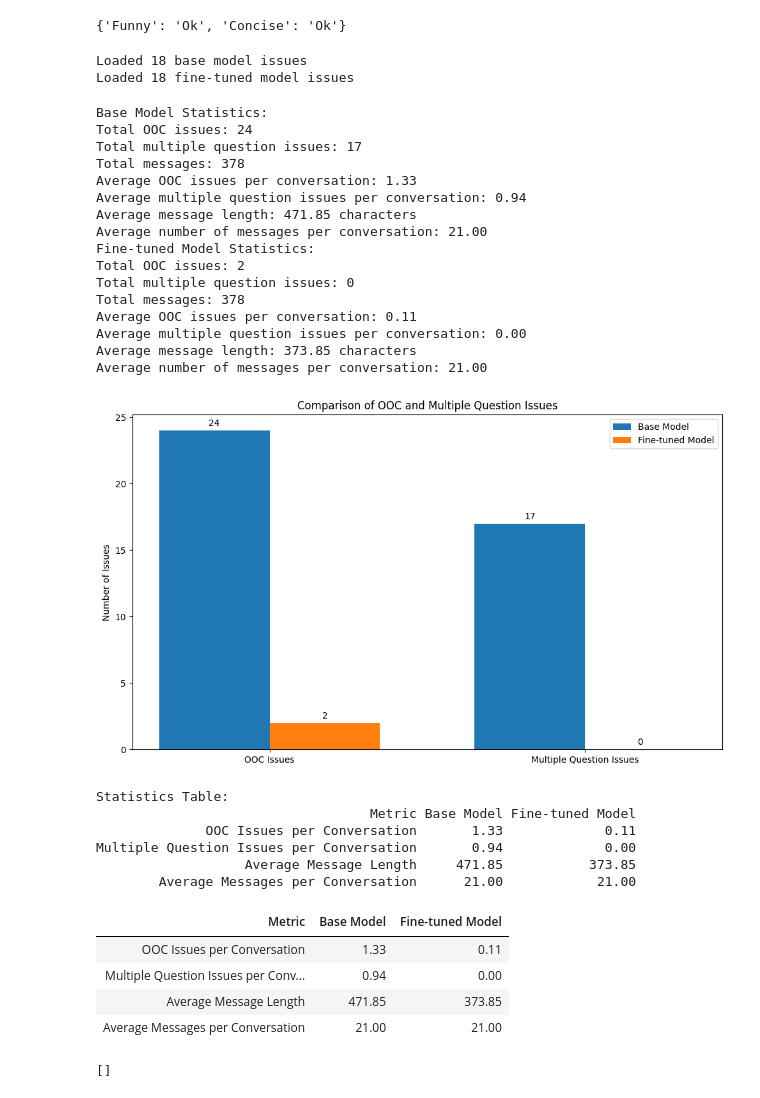
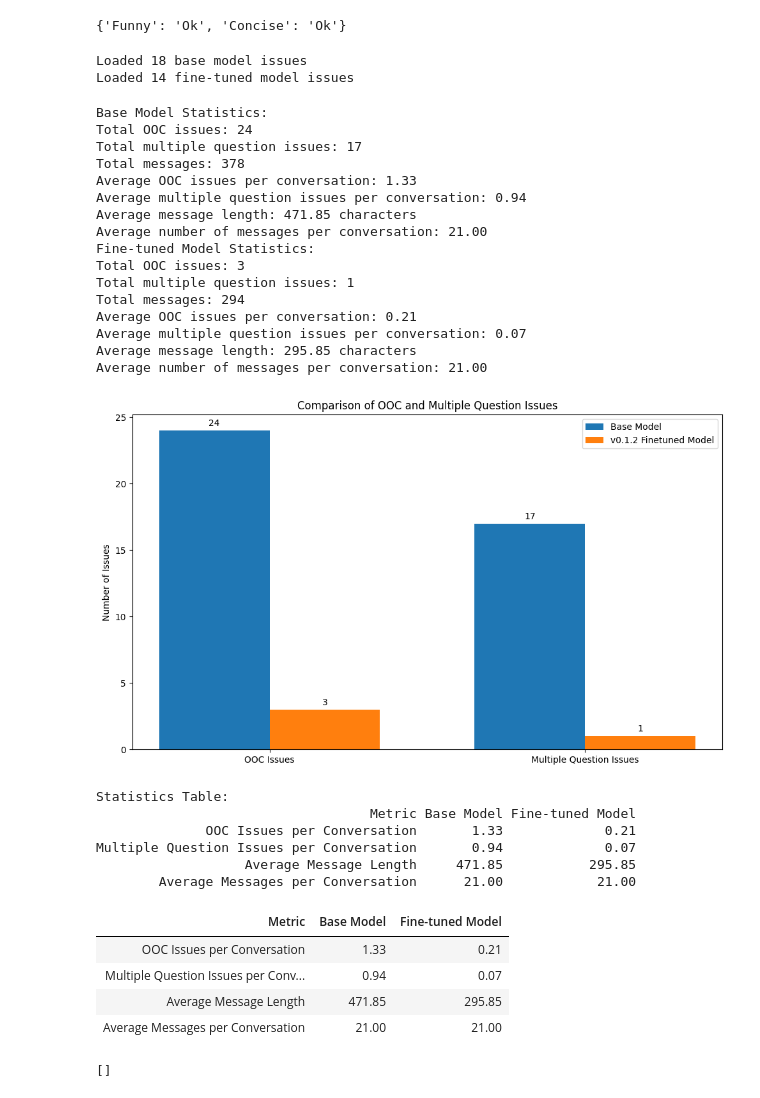
Before and after one commit to fangyuan-ksgk/auto-test, a Jupyter notebook: anal.ipynb, the cells around one changed output. Drawn from its saved outputs; the diff is of its cells as text; code cells hidden in the pictures.

Commit message:
update model to gptq ver.

```diff
--- a/anal.ipynb
+++ b/anal.ipynb
@@ -59,7 +59,7 @@ print(result)
 import glob
 
 base_issues = glob.glob("data/issues/detected_conversation_base*.json")
-ft_issues = glob.glob("data/issues/detected_conversation_fine*.json")
+ft_issues = glob.glob("data/issues/v013-finetune*.json")
 
 import json
 
@@ -78,7 +78,7 @@ print(f"Loaded {len(base_data)} base model issues")
 print(f"Loaded {len(ft_data)} fine-tuned model issues")
 # %% [output]
 Loaded 18 base model issues
-Loaded 18 fine-tuned model issues
+Loaded 14 fine-tuned model issues
 # %%
 # Collect Statistics on Detected Issues for BaseModel
 import matplotlib.pyplot as plt
@@ -151,7 +151,7 @@ x = np.arange(len(metrics))
 width = 0.35
 
 rects1 = ax.bar(x - width/2, base_values, width, label='Base Model')
-rects2 = ax.bar(x + width/2, ft_values, width, label='Fine-tuned Model')
+rects2 = ax.bar(x + width/2, ft_values, width, label='v0.1.2 Finetuned Model')
 
 # Customize the plot
 ax.set_ylabel('Number of Issues')
@@ -180,50 +180,50 @@ data = {
         f"{base_stats['avg_total_messages']:.2f}"
     ],
     'Fine-tuned Model': [
         f"{ft_stats['avg_ooc_issues']:.2f}",
         f"{ft_stats['avg_multiple_questions']:.2f}",
         f"{ft_stats['avg_message_length']:.2f}",
         f"{ft_stats['avg_total_messages']:.2f}"
     ]
 }
 
 df = pd.DataFrame(data)
 
 # Display the table
 print("\nStatistics Table:")
 print(df.to_string(index=False))
 
 # Optionally, you can also display the table as an HTML object in the notebook
 from IPython.display import display, HTML
 display(HTML(df.to_html(index=False)))
 # %% [output]
 Base Model Statistics:
 Total OOC issues: 24
 Total multiple question issues: 17
 Total messages: 378
 Average OOC issues per conversation: 1.33
 Average multiple question issues per conversation: 0.94
 Average message length: 471.85 characters
 Average number of messages per conversation: 21.00
 Fine-tuned Model Statistics:
-Total OOC issues: 2
-Total multiple question issues: 0
-Total messages: 378
-Average OOC issues per conversation: 0.11
-Average multiple question issues per conversation: 0.00
-Average message length: 373.85 characters
+Total OOC issues: 3
+Total multiple question issues: 1
+Total messages: 294
+Average OOC issues per conversation: 0.21
+Average multiple question issues per conversation: 0.07
+Average message length: 295.85 characters
 Average number of messages per conversation: 21.00
-[figure, old version]
+[figure, new version]
 Statistics Table:
                                    Metric Base Model Fine-tuned Model
-              OOC Issues per Conversation       1.33             0.11
-Multiple Question Issues per Conversation       0.94             0.00
-                   Average Message Length     471.85           373.85
+              OOC Issues per Conversation       1.33             0.21
+Multiple Question Issues per Conversation       0.94             0.07
+                   Average Message Length     471.85           295.85
         Average Messages per Conversation      21.00            21.00
 | Metric | Base Model | Fine-tuned Model |
-| OOC Issues per Conversation | 1.33 | 0.11 |
-| Multiple Question Issues per Conv... | 0.94 | 0.00 |
-| Average Message Length | 471.85 | 373.85 |
+| OOC Issues per Conversation | 1.33 | 0.21 |
+| Multiple Question Issues per Conv... | 0.94 | 0.07 |
+| Average Message Length | 471.85 | 295.85 |
 | Average Messages per Conversation | 21.00 | 21.00 |
 # %%
 # %% [output]
```
Also changed, not shown: 26 other files.
